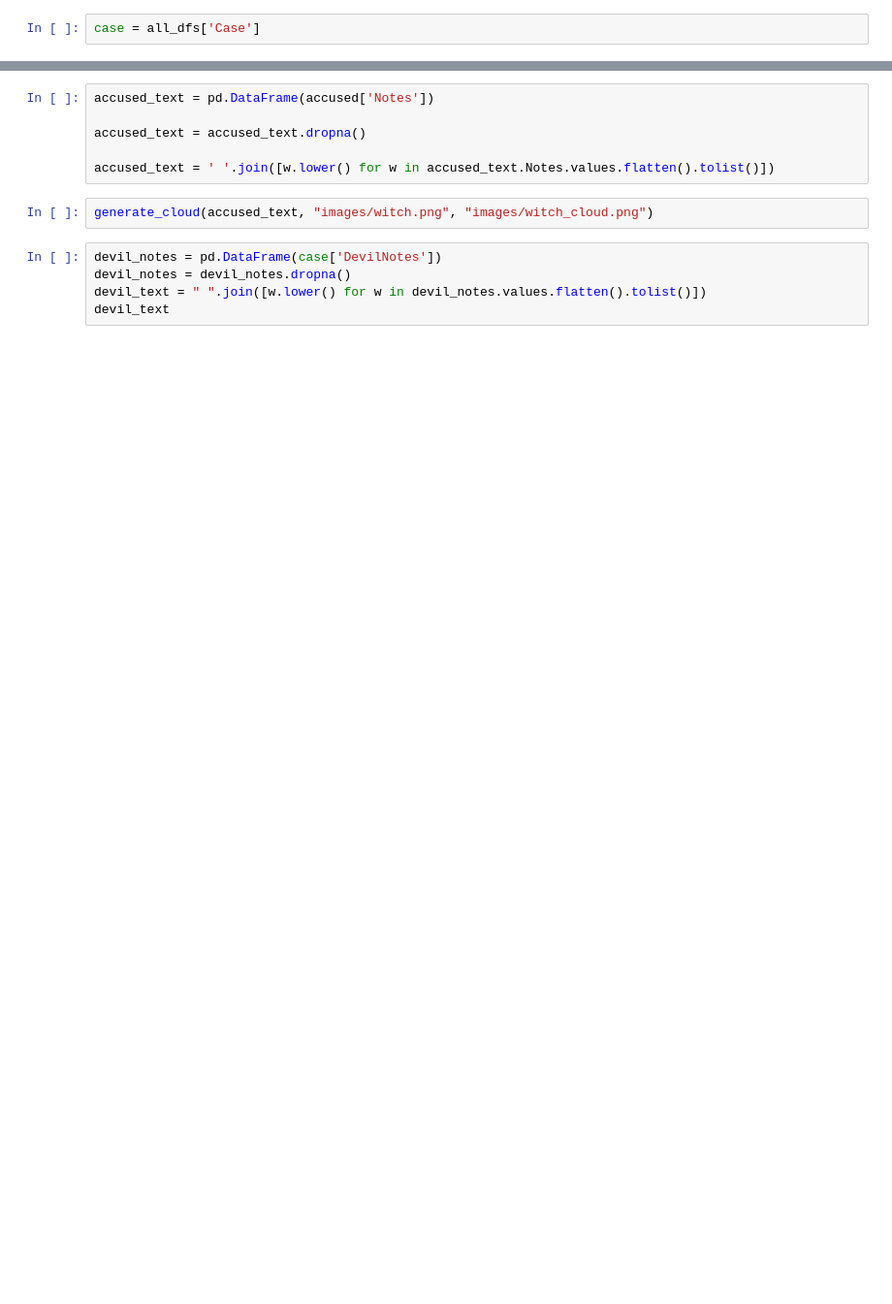
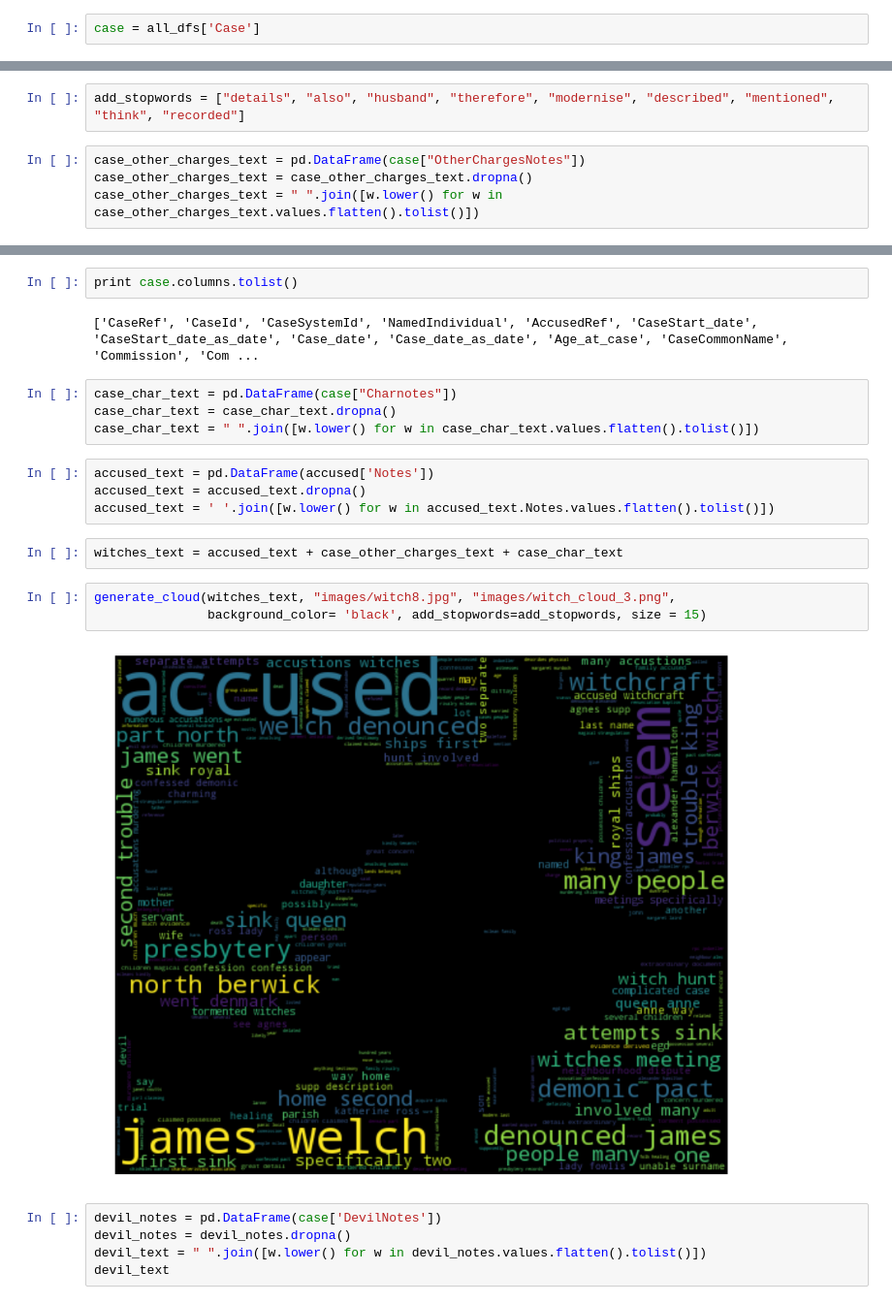
Before and after one commit to SallyM/witches, a Jupyter notebook: Data_viz.ipynb, the cells around one changed output, grey strips where cells are left out. Shown at 97% size. Cells and saved outputs as stored; diff of their text form; blank space fills up the shorter version.

Commit message:
Add witches word cloud

```diff
--- a/Data_viz.ipynb
+++ b/Data_viz.ipynb
@@ -320,0 +98,6 @@ def generate_cloud(text, img_path, out_file_path, background_color = "white", si
+# %%
+add_stopwords = ["details", "also", "husband", "therefore", "modernise", "described", "mentioned", "think", "recorded"]
+# %%
+case_other_charges_text = pd.DataFrame(case["OtherChargesNotes"])
+case_other_charges_text = case_other_charges_text.dropna()
+case_other_charges_text = " ".join([w.lower() for w in case_other_charges_text.values.flatten().tolist()])
@@ -321,11 +107,22 @@ def generate_cloud(text, img_path, out_file_path, background_color = "white", si
+# %%
+print case.columns.tolist()
+# %% [output]
+['CaseRef', 'CaseId', 'CaseSystemId', 'NamedIndividual', 'AccusedRef', 'CaseStart_date', 'CaseStart_date_as_date', 'Case_date', 'Case_date_as_date', 'Age_at_case', 'CaseCommonName', 'Commission', 'Com ...
+# %%
+case_char_text = pd.DataFrame(case["Charnotes"])
+case_char_text = case_char_text.dropna()
+case_char_text = " ".join([w.lower() for w in case_char_text.values.flatten().tolist()])
 # %%
 accused_text = pd.DataFrame(accused['Notes'])
-
 accused_text = accused_text.dropna()
-
 accused_text = ' '.join([w.lower() for w in accused_text.Notes.values.flatten().tolist()])
-# %%
-generate_cloud(accused_text, "images/witch.png", "images/witch_cloud.png")
+# %%
+witches_text = accused_text + case_other_charges_text + case_char_text
+# %%
+generate_cloud(witches_text, "images/witch8.jpg", "images/witch_cloud_3.png",
+               background_color= 'black', add_stopwords=add_stopwords, size = 15)
+# %% [output]
+[figure, added]
 # %%
 devil_notes = pd.DataFrame(case['DevilNotes'])
 devil_notes = devil_notes.dropna()
```
Also changed, not shown: parts of 23 cells of this notebook, 1 other file.
